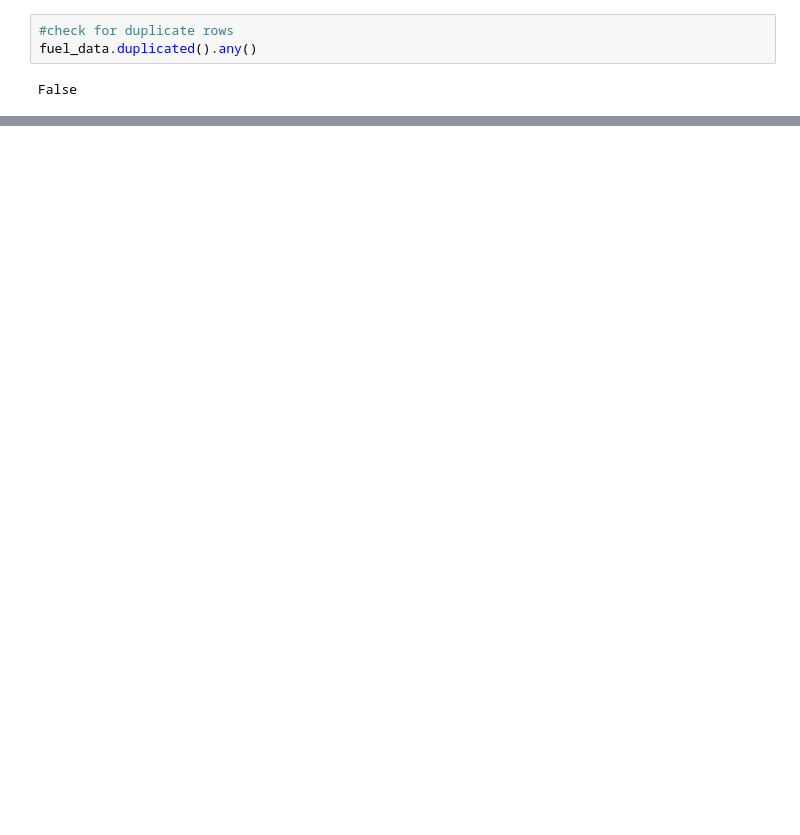
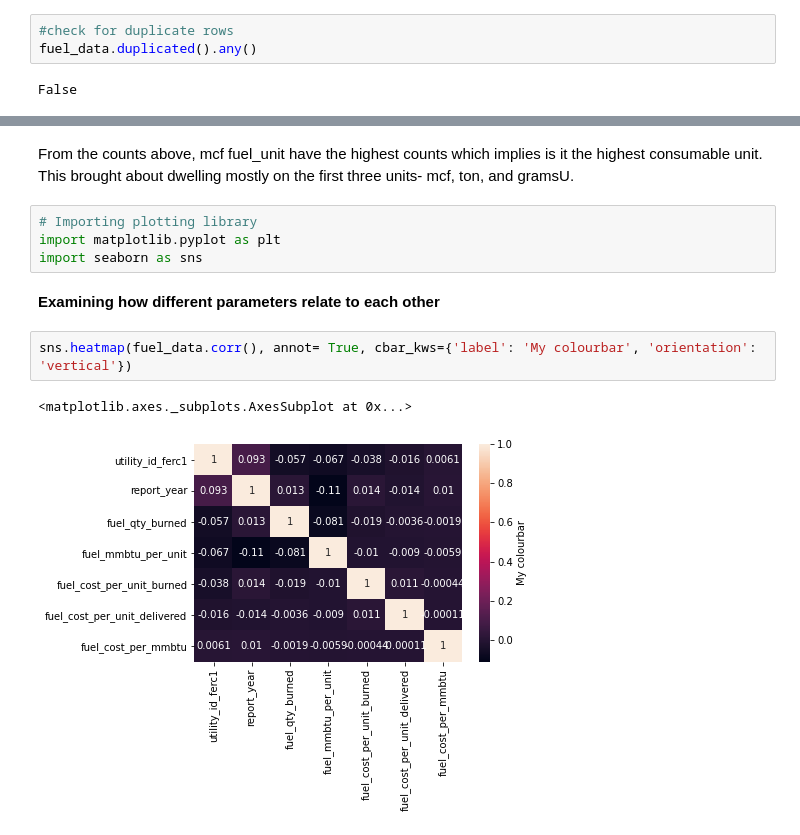
Before and after one commit to johnsonejike/Data_sharing_johnson, a Jupyter notebook: ipython_ML.ipynb, the cells around one changed output, grey strips where cells are left out. Cells and saved outputs as stored; diff of their text form; blank space fills up the shorter version.

```diff
--- a/ipython_ML.ipynb
+++ b/ipython_ML.ipynb
@@ -125,0 +258,13 @@ False
+# %% [markdown]
+From the counts above, mcf fuel_unit have the highest counts which implies is it the highest consumable unit. This brought about dwelling mostly on the first three units- mcf, ton, and gramsU.
+# %%
+# Importing plotting library
+import matplotlib.pyplot as plt
+import seaborn as sns
+# %% [markdown]
+**Examining how different parameters relate to each other**
+# %%
+sns.heatmap(fuel_data.corr(), annot= True, cbar_kws={'label': 'My colourbar', 'orientation': 'vertical'})
+# %% [output]
+<matplotlib.axes._subplots.AxesSubplot at 0x...>
+[figure, added]
```
Also changed, not shown: parts of 50 cells of this notebook.
